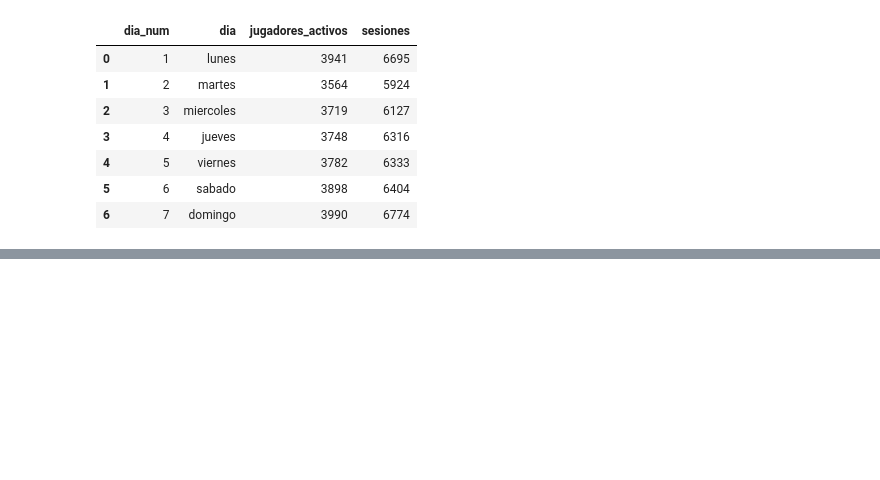
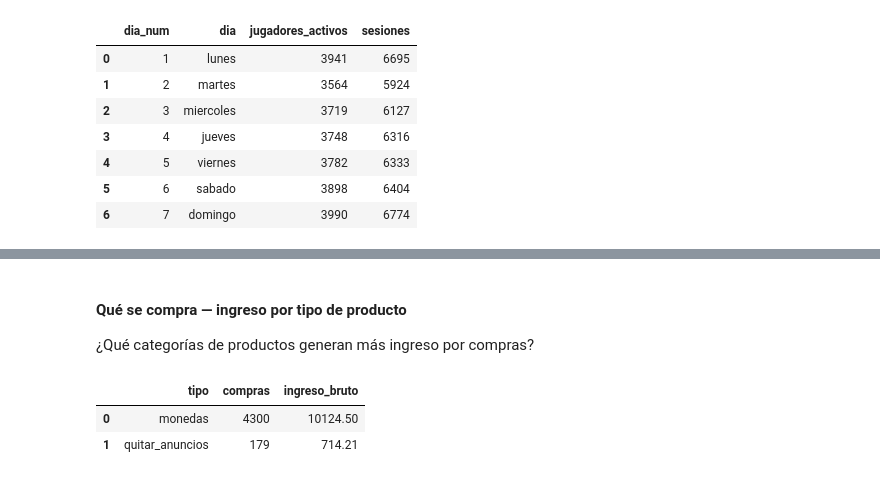
Before and after one commit to paulaibaa/playloop-game-industry-business-case, a Jupyter notebook: notebooks/03_analisis.ipynb, the cells around one changed output, grey strips where cells are left out. Drawn from its saved outputs; the diff is of its cells as text; code cells hidden in the pictures; blank space fills up the shorter version.

```diff
--- a/notebooks/03_analisis.ipynb
+++ b/notebooks/03_analisis.ipynb
@@ -454,0 +586,25 @@ actividad_semana
+# %%
+consulta_reparto = text("""
+    SELECT
+        ROUND(
+            (SELECT SUM(importe) * 0.7 FROM public.compras),
+            2) AS iap_neto,
+        ROUND(
+            (SELECT SUM(ingreso) FROM public.ingresos_ads),
+            2) AS ingresos_anuncios,
+        ROUND(
+            100.0 * (SELECT SUM(importe) * 0.70 FROM public.compras)
+            / NULLIF(
+                (SELECT SUM(importe) * 0.70 FROM public.compras)
+                + (SELECT SUM(ingreso) FROM public.ingresos_ads),
+                0
+            ),
+            1
+        ) AS pct_iap
+""")
+
+# Ejecutamos y guardamos
+with engine.connect() as conexion:
+    reparto_ingresos = pd.read_sql(consulta_reparto,conexion)
+
+reparto_ingresos
@@ -454,0 +669,27 @@ actividad_semana
+# %% [markdown]
+#### Qué se compra — ingreso por tipo de producto
+¿Qué categorías de productos generan más ingreso por compras?
+# %%
+# Agrupamos las compras según el tipo de producto del catálogo.
+consulta_productos = text("""
+    SELECT
+        pi.tipo,
+        COUNT(*) AS compras,
+        ROUND(SUM(c.importe),2) AS ingreso_bruto
+
+    FROM public.compras AS c
+    JOIN public.productos_iap AS pi
+        ON c.producto_id = pi.producto_id
+    GROUP BY pi.tipo
+    ORDER BY ingreso_bruto DESC
+""")
+
+# Ejecutamos SQL y guardamos el resultado en pandas.
+with engine.connect() as conexion:
+    compras_por_tipo = pd.read_sql(consulta_productos, conexion)
+
+compras_por_tipo
+# %% [output]
+|  | tipo | compras | ingreso_bruto |
+| 0 | monedas | 4300 | 10124.50 |
+| 1 | quitar_anuncios | 179 | 714.21 |
```
Also changed, not shown: parts of 35 cells of this notebook.
